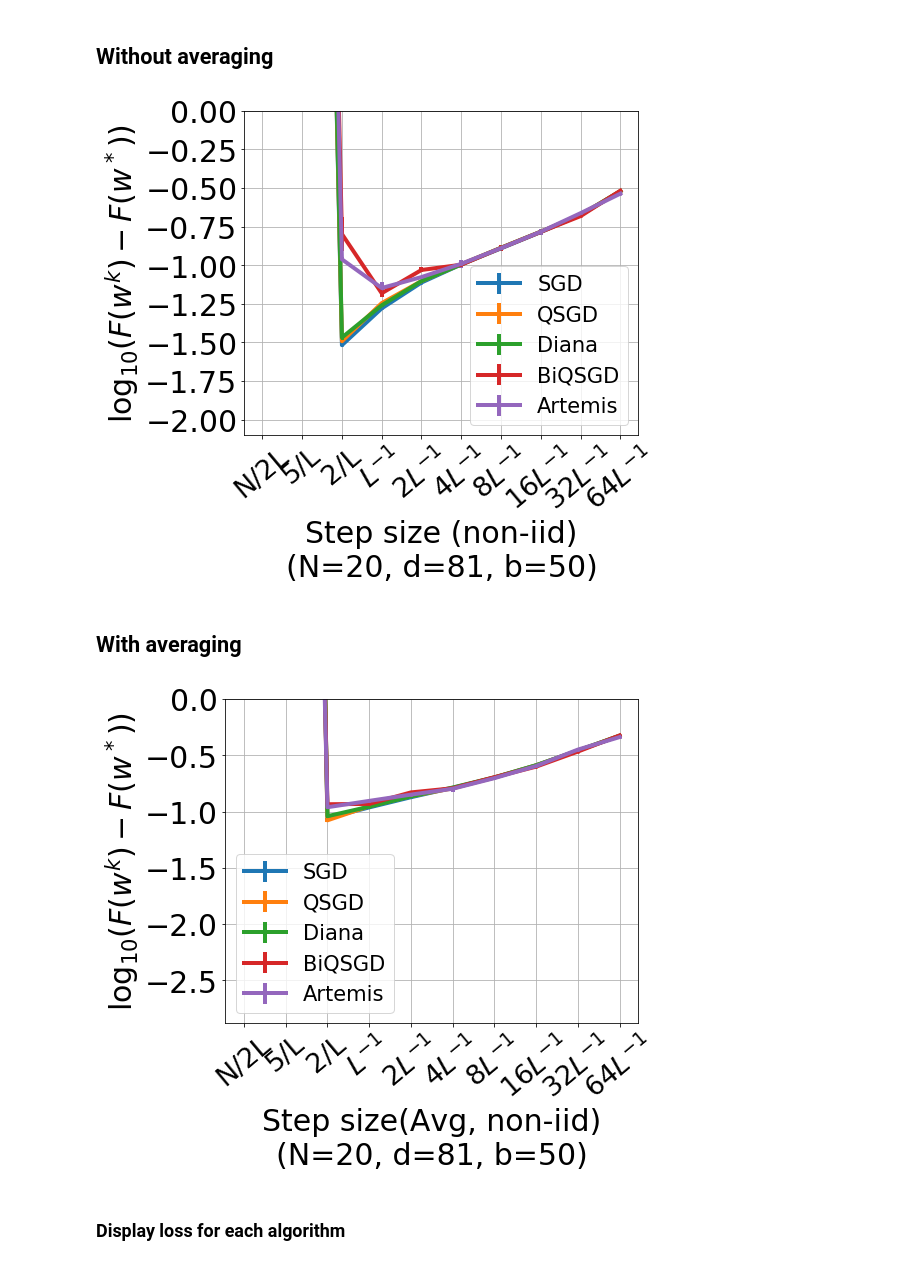
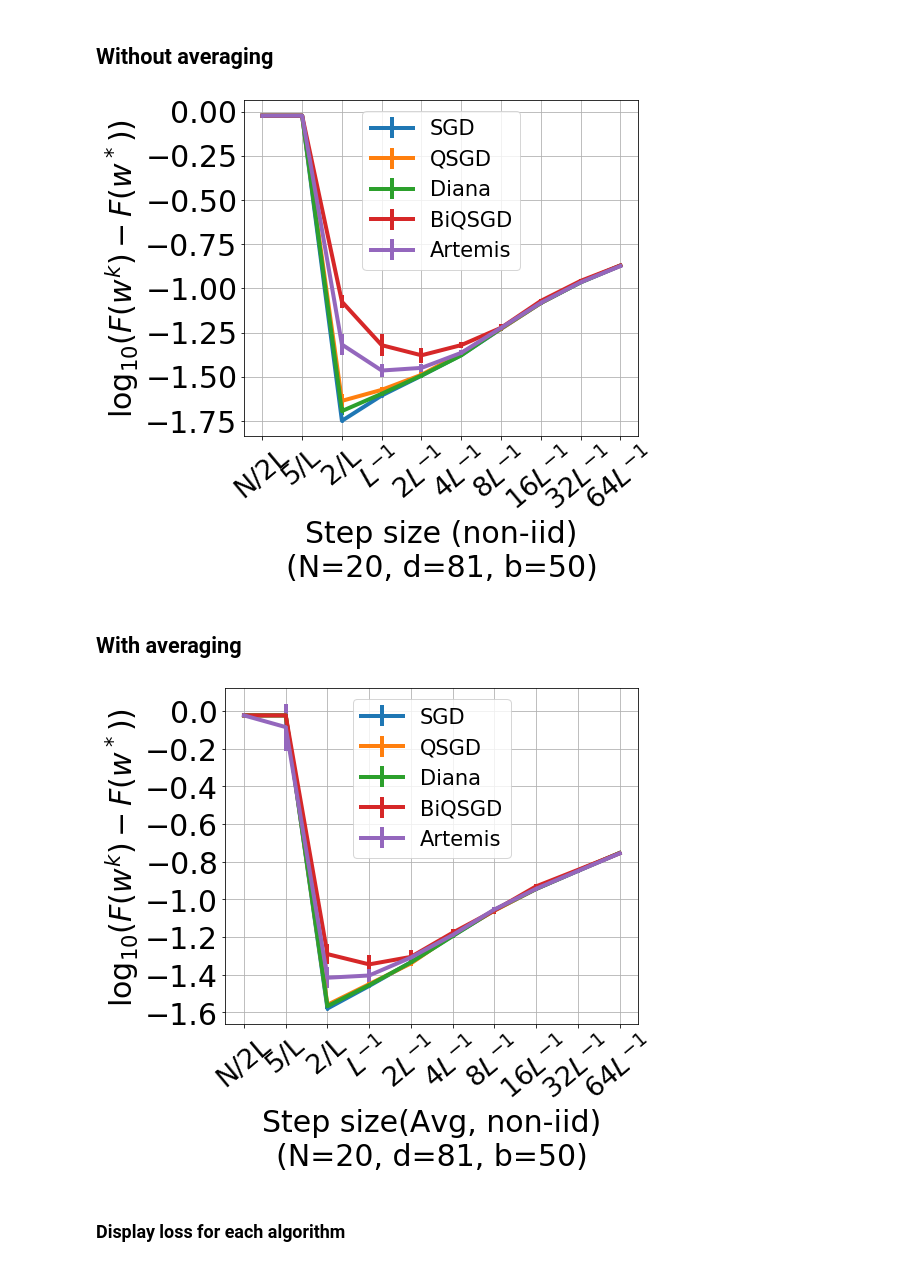
Before and after one commit to philipco/artemis-bidirectional-compression, a Jupyter notebook: notebook/superconduct-gamma-limit.ipynb, the cells around one changed output. Saved outputs shown, nothing was run; the diff lists cells and outputs as text; code cells hidden in the pictures.

```diff
--- a/notebook/superconduct-gamma-limit.ipynb
+++ b/notebook/superconduct-gamma-limit.ipynb
@@ -311,13 +308,13 @@ Wall time: 1min 32s
 # %%
 batch_size = 50
 obj = pickle_loader(filename + "-noniid-obj_min")
 res = pickle_loader("{0}-alldescent".format(filename))
 
 plot_error_dist(res.get_loss(obj), res.names, res.nb_devices_for_the_run, dim_notebook, batch_size=batch_size,
                all_error=res.get_std(obj), x_legend="Step size (non-iid)", one_on_two_points=False,
-               xlabels=label_step_formula, ylim=True)
+               xlabels=label_step_formula)
 # %% [output]
-[figure, old version]
+[figure, new version]
 # %% [markdown]
 ## With averaging
 # %%
@@ -327,9 +324,9 @@ res = pickle_loader("{0}-alldescent".format(filename))
 plot_error_dist(res.get_loss(obj, averaged=True), res.names, res.nb_devices_for_the_run, dim_notebook,
                 all_error=res.get_std(obj, averaged=True), batch_size=batch_size,
                 x_legend="Step size(Avg, non-iid)", one_on_two_points=False,
-               xlabels=label_step_formula, ylim=True)
+               xlabels=label_step_formula)
 # %% [output]
-[figure, old version]
+[figure, new version]
 # %% [markdown]
 ### Display loss for each algorithm
 # %%
```
Also changed, not shown: parts of 6 cells of this notebook, 13 other files.
